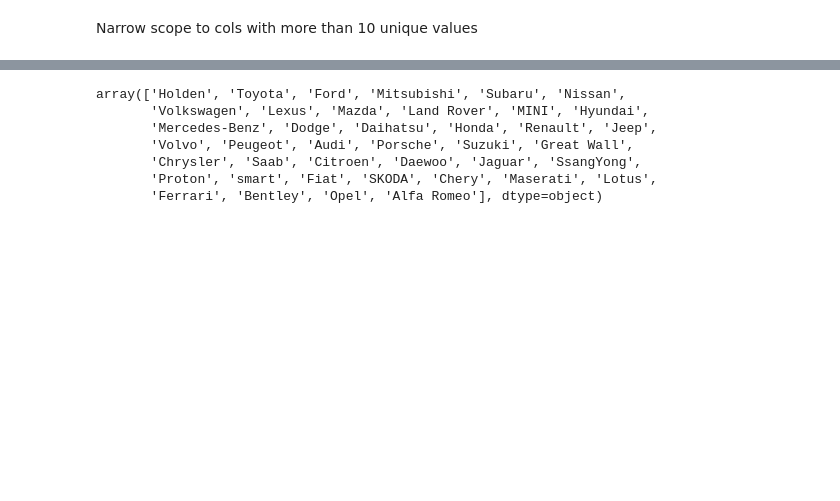
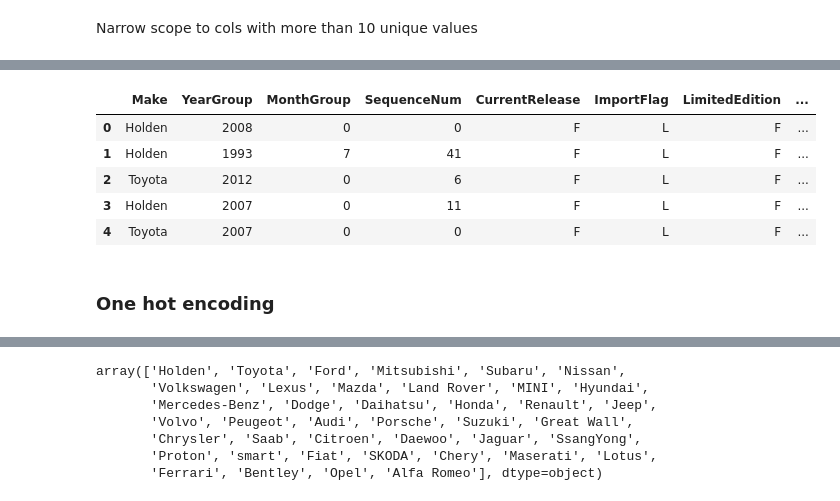
Before and after one commit to roosern-dev/DDST, a Jupyter notebook: scripts/Cleaning.ipynb, the cells around one changed output, grey strips where cells are left out. Cells and saved outputs as stored; diff of their text form; code cells hidden in the pictures; blank space fills up the shorter version.

Commit message:
apply one hot encoding

```diff
--- a/scripts/Cleaning.ipynb
+++ b/scripts/Cleaning.ipynb
@@ -235,5 +236,3 @@ non_numerical_cols_df[cols_with_more_than_10_unique_vals].head()
 | 2 | Toyota | RAV4 | TOYO | RAV4 | ACA33R MY12 CV Wagon 5dr Man 5sp ... | ACA33R | Wagon | 2.4 | ... |
 | 3 | Holden | Commodore | HOLD | COMMODO | VZ@VE MY07 Executive Wagon 5dr. A... | VZ@VE | Wagon | 3.6 | ... |
 | 4 | Toyota | Tarago | TOYO | TARAGO | ACR50R GLi Wagon 8st 5dr Spts Aut... | ACR50R | Wagon | 2.4 | ... |
-# %%
-re.compile(r"R\d{2}").match("R16").string
@@ -264,10 +263,11 @@ def clean_categorical_columns(input_df:pd.DataFrame):
 
     df = input_df.copy()
 
-    numerical_cols_df = train_dataset_imputed.select_dtypes(include=np.number)
-    non_numerical_cols_df = train_dataset_imputed.select_dtypes(exclude=np.number)
+    numerical_cols_df = df.select_dtypes(include=np.number)
+    non_numerical_cols_df = df.select_dtypes(exclude=np.number)
 
-    cols_to_drop = ['MakeCode', 'FamilyCode', 'Description', 'Series', 'VIN', 'EngineNum', ]
+    cols_to_drop = ['Model', 'MakeCode', 'FamilyCode', 'Description', 'Series', 'VIN', 'EngineNum', ]
+    df.drop(cols_to_drop, axis=1, inplace=True)
 
     #tyre size contains two different formats
     #uncertain what format "'7.50 R16 C 6PR'" belongs to, treat as -1
@@ -290,17 +290,17 @@ def clean_categorical_columns(input_df:pd.DataFrame):
     df['FrontTyreRatio'] = df['FrontTyreSize'].map(lambda tire_size : int(tire_size.strip().split('/')[1].split('R')[0].strip()) if is_standard_tyre_format(tire_size) else -1)
     df.drop('FrontTyreSize', axis=1)
 
-    df['EngineDescription'].astype(float)
+    df['EngineDescription'] = df['EngineDescription'].astype(float)
 
     df.drop(['FrontRimDesc', 'RearRimDesc'], axis=1, inplace= True)
 
     df.drop('Colour', axis=1, inplace=True)
 
     #"2015-11-03 00:00:00.000"
-    datetime_format = "%Y-%m-d"
+    datetime_format = "%Y-%m-%d"
     df['Sold_Date'] = pd.to_datetime(df['Sold_Date'].map(lambda dt : dt[:10]), format=datetime_format)
     df['Sold_Year'] = df['Sold_Date'].dt.year
-    df['Sold_Month'] = df['Sold_Month'].dt.month
+    df['Sold_Month'] = df['Sold_Date'].dt.month
     df.drop('Sold_Date', inplace=True, axis=1)
 
     #02/2008
@@ -360,0 +315,11 @@ train_dataset_imputed[train_dataset_imputed['RearTyreSize'] == '7.50 R16 C 6PR']
+# %%
+train_dataset_clean_cat.head()
+# %% [output]
+|  | Make | YearGroup | MonthGroup | SequenceNum | CurrentRelease | ImportFlag | LimitedEdition | ... |
+| 0 | Holden | 2008 | 0 | 0 | F | L | F | ... |
+| 1 | Holden | 1993 | 7 | 41 | F | L | F | ... |
+| 2 | Toyota | 2012 | 0 | 6 | F | L | F | ... |
+| 3 | Holden | 2007 | 0 | 11 | F | L | F | ... |
+| 4 | Toyota | 2007 | 0 | 0 | F | L | F | ... |
+# %% [markdown]
+### One hot encoding
```
Also changed, not shown: parts of 15 cells of this notebook.
